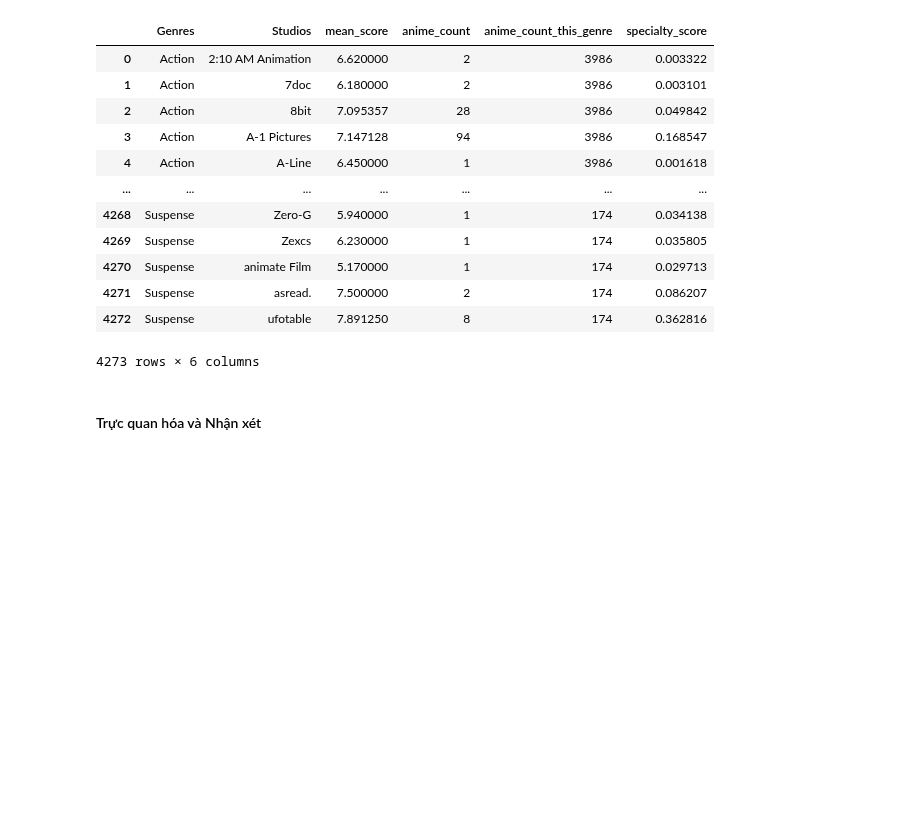
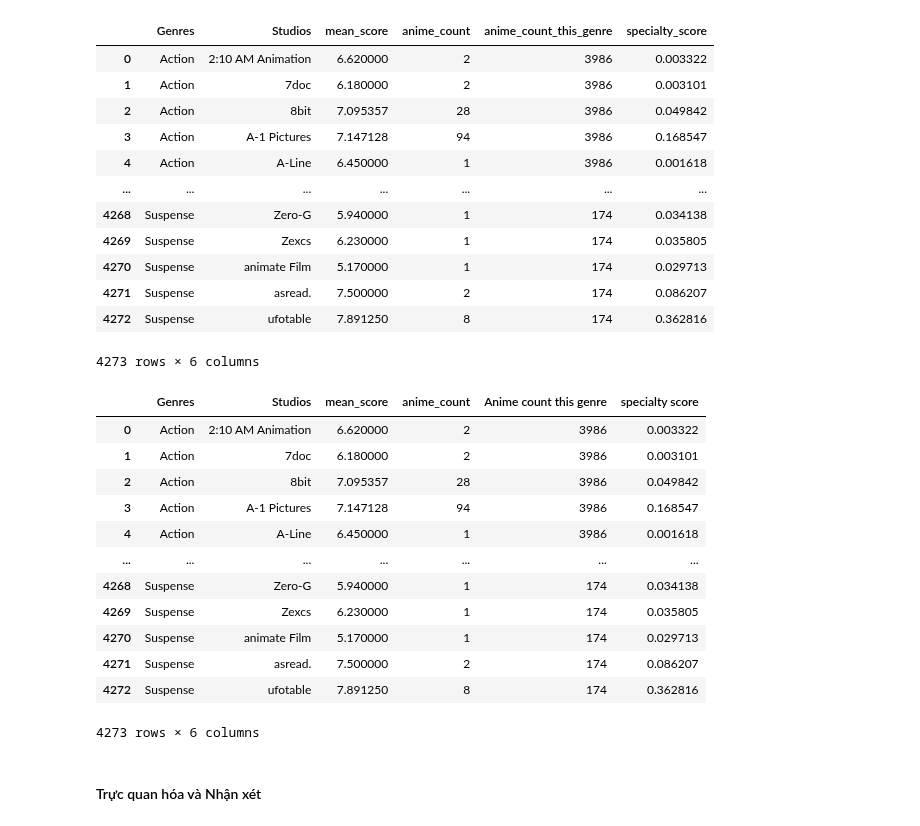
Before and after one commit to MinhHung7/Final_Project_DataScienceProgramming, a Jupyter notebook: studio_genre_specialty.ipynb, the cells around one changed output. Saved outputs shown, nothing was run; the diff lists cells and outputs as text; code cells hidden in the pictures; blank space fills up the shorter version.

```diff
--- a/studio_genre_specialty.ipynb
+++ b/studio_genre_specialty.ipynb
@@ -234,6 +234,25 @@ grouped_df
 | 4271 | Suspense | asread. | 7.500000 | 2 | 174 | 0.086207 |
 | 4272 | Suspense | ufotable | 7.891250 | 8 | 174 | 0.362816 |
 4273 rows × 6 columns
+# %%
+grouped_df_2 = df.groupby(['Genres', 'Studios'])['Score'].agg(mean_score='mean', anime_count='size').reset_index()
+grouped_df_2['Anime count this genre'] = grouped_df_2.groupby('Genres')['anime_count'].transform('sum')
+grouped_df_2['specialty score'] = grouped_df_2['anime_count'] * grouped_df_2['mean_score'] / grouped_df_2['Anime count this genre']
+grouped_df_2
+# %% [output]
+|  | Genres | Studios | mean_score | anime_count | Anime count this genre | specialty score |
+| 0 | Action | 2:10 AM Animation | 6.620000 | 2 | 3986 | 0.003322 |
+| 1 | Action | 7doc | 6.180000 | 2 | 3986 | 0.003101 |
+| 2 | Action | 8bit | 7.095357 | 28 | 3986 | 0.049842 |
+| 3 | Action | A-1 Pictures | 7.147128 | 94 | 3986 | 0.168547 |
+| 4 | Action | A-Line | 6.450000 | 1 | 3986 | 0.001618 |
+| ... | ... | ... | ... | ... | ... | ... |
+| 4268 | Suspense | Zero-G | 5.940000 | 1 | 174 | 0.034138 |
+| 4269 | Suspense | Zexcs | 6.230000 | 1 | 174 | 0.035805 |
+| 4270 | Suspense | animate Film | 5.170000 | 1 | 174 | 0.029713 |
+| 4271 | Suspense | asread. | 7.500000 | 2 | 174 | 0.086207 |
+| 4272 | Suspense | ufotable | 7.891250 | 8 | 174 | 0.362816 |
+4273 rows × 6 columns
 # %% [markdown]
 #### Trực quan hóa và Nhận xét
 # %%
```
Also changed, not shown: parts of 4 cells of this notebook, 1 other file.
